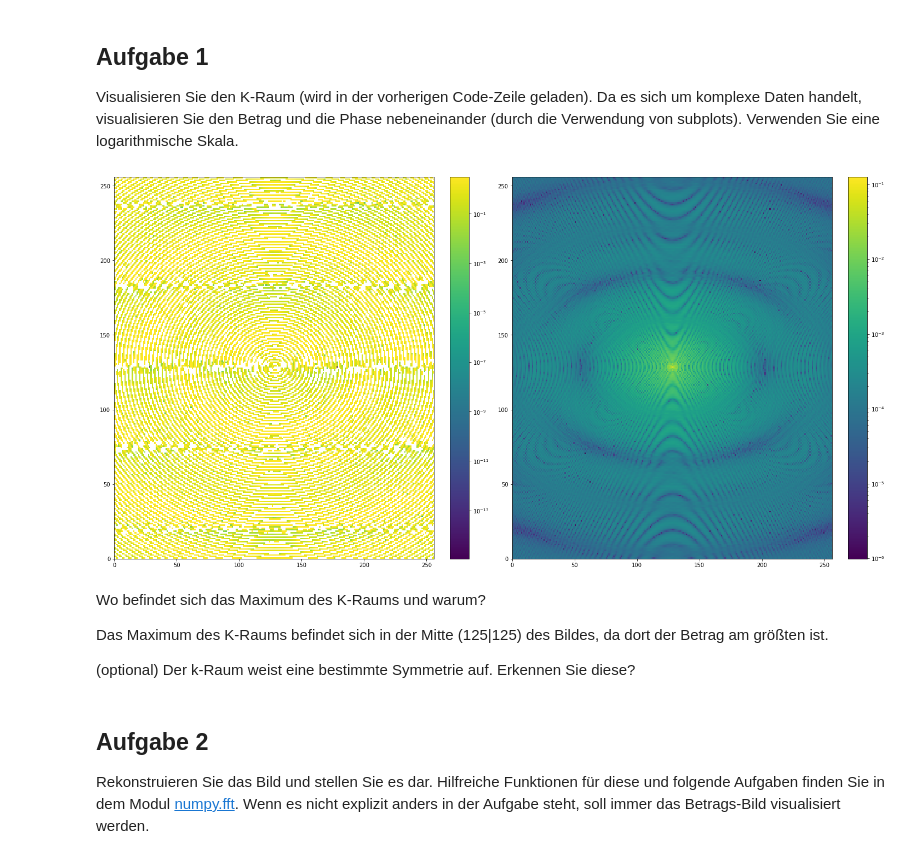
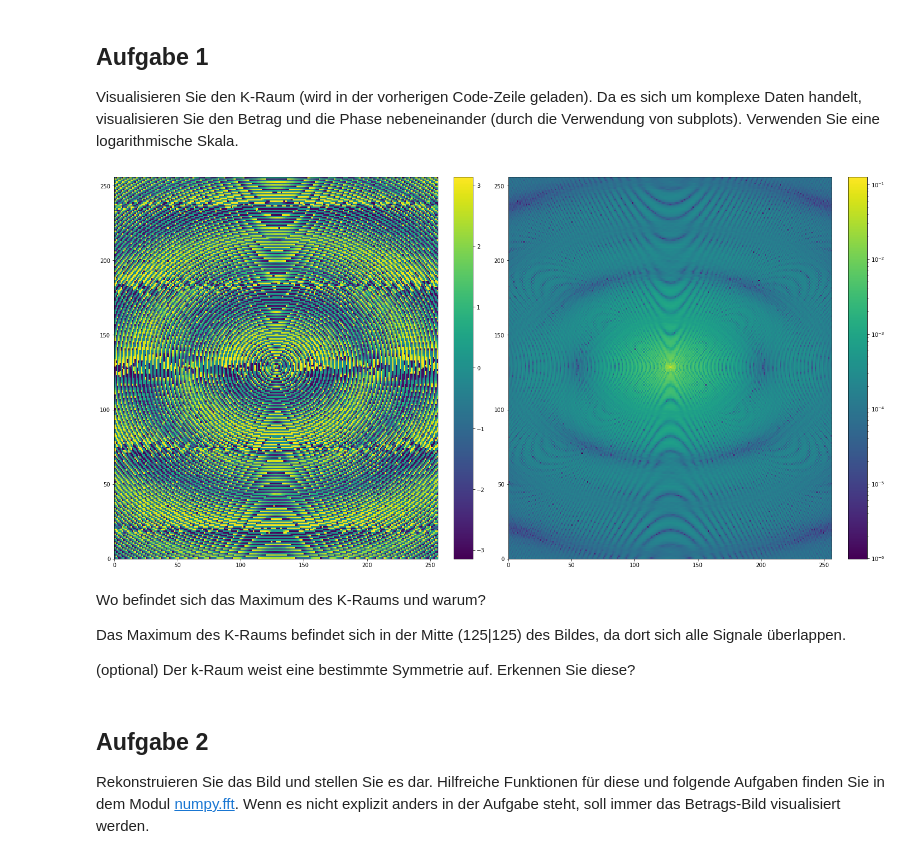
Before and after one commit to DaveMichaelson/Magnetresonanzbildgebung, a Jupyter notebook: aufgabe2/02.ipynb, the cells around one changed output. Drawn from its saved outputs; the diff is of its cells as text; code cells hidden in the pictures.

```diff
--- a/aufgabe2/02.ipynb
+++ b/aufgabe2/02.ipynb
@@ -22,26 +22,22 @@ Visualisieren Sie den K-Raum (wird in der vorherigen Code-Zeile geladen). Da es
 # %%
 # K-Raum visualisieren
 angle_kspace  = np.angle(kspace)
 abs_kspace = np.abs(kspace)
 
-def plot_colormap(data_list):
-    n = len(data_list)
-    viridis = cm.get_cmap('viridis')
+viridis = cm.get_cmap('viridis')
 
-    fig, axs = plt.subplots(1, n, constrained_layout=True, squeeze=False)
-    for [ax, data] in zip(axs.flat, data_list):
-        psm = ax.pcolormesh(data, cmap=viridis, rasterized=True, norm=colors.LogNorm())
-        fig.colorbar(psm, ax=ax)
-    plt.show()
-
-# Plotting(
-plot_colormap([angle_kspace, abs_kspace])
+fig, axs = plt.subplots(1, 2, constrained_layout=True, squeeze=False)
+psm = axs[0, 0].pcolormesh(angle_kspace, cmap=viridis, rasterized=True)
+fig.colorbar(psm, ax=axs[0, 0])
+psm = axs[0, 1].pcolormesh(abs_kspace, cmap=viridis, rasterized=True, norm=colors.LogNorm())
+fig.colorbar(psm, ax=axs[0, 1])
+plt.show()
 # %% [output]
-[figure, old version]
+[figure, new version]
 # %% [markdown]
 Wo befindet sich das Maximum des K-Raums und warum?
 
-Das Maximum des K-Raums befindet sich in der Mitte (125|125) des Bildes, da dort der Betrag am größten ist.
+Das Maximum des K-Raums befindet sich in der Mitte (125|125) des Bildes, da dort sich alle Signale überlappen.
 
 (optional) Der k-Raum weist eine bestimmte Symmetrie auf. Erkennen Sie diese?
 # %% [markdown]
```
Also changed, not shown: parts of 12 cells of this notebook.
